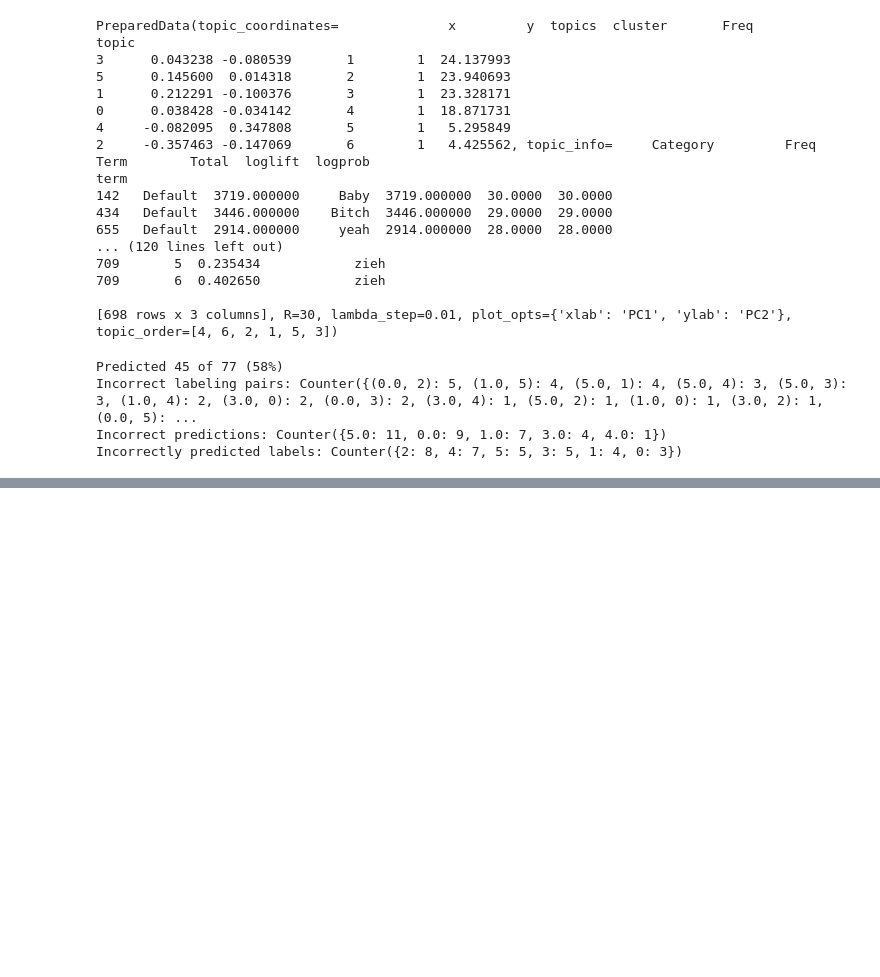
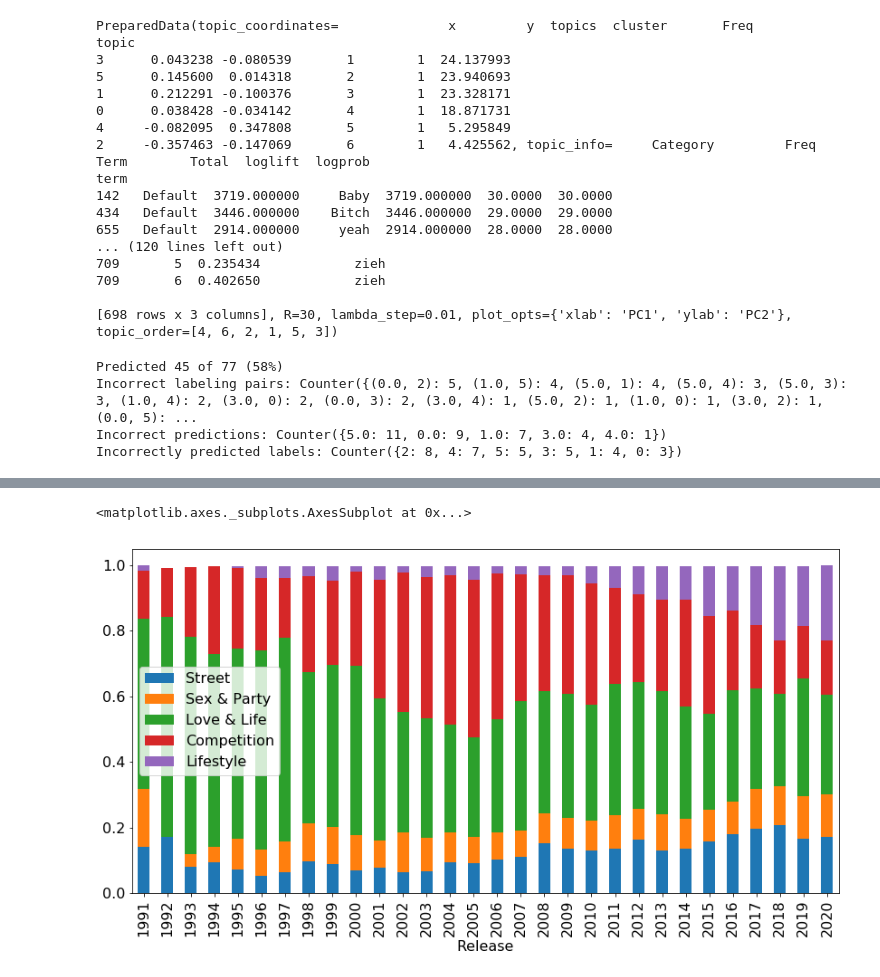
Before and after one commit to Lucapaulo/Text-Mining-Project, a Jupyter notebook: Project - Main.ipynb, the cells around one changed output, grey strips where cells are left out. Drawn from its saved outputs; the diff is of its cells as text; code cells hidden in the pictures; blank space fills up the shorter version.

```diff
--- a/Project - Main.ipynb
+++ b/Project - Main.ipynb
@@ -524,0 +620,15 @@ all_songs
+# %%
+topics_by_release = all_songs.groupby(['Release']).mean()
+topics_by_release = topics_by_release.drop(['0001','1980', '2021'])
+topics_by_release = topics_by_release.drop(columns=['Label'])
+# %%
+%matplotlib inline
+font = {'family': 'DejaVu Sans',
+        'size': 16}
+plt.rc('font', **font)
+plt.rcParams["figure.figsize"] = [14, 7]
+# %%
+topics_by_release.plot.bar(stacked=True)
+# %% [output]
+<matplotlib.axes._subplots.AxesSubplot at 0x...>
+[figure, added]
```
Also changed, not shown: parts of 34 cells of this notebook, 7 other files.
